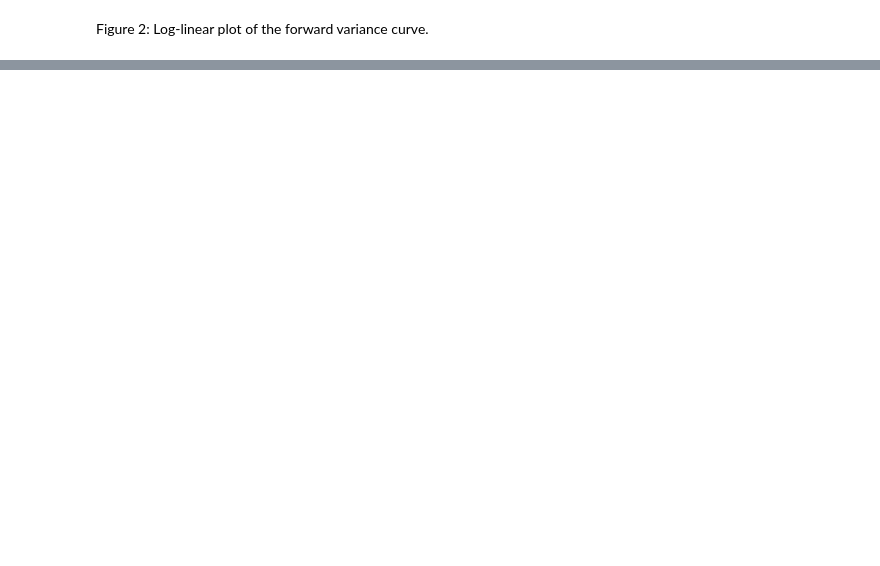
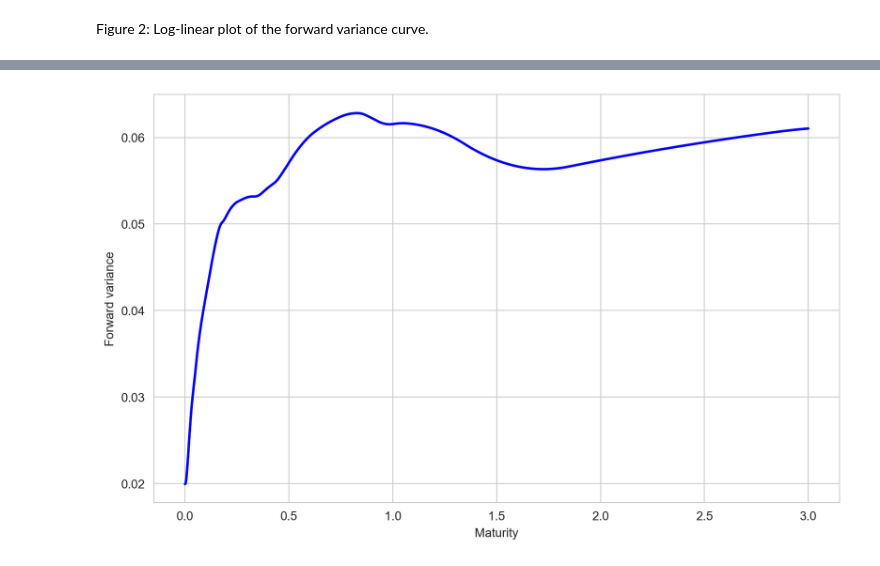
Before and after one commit to jgatheral/QuadraticRoughHeston, a Jupyter notebook: Python/forward_variance_curve_construction.ipynb, the cells around one changed output, grey strips where cells are left out. Saved outputs shown, nothing was run; the diff lists cells and outputs as text; code cells hidden in the pictures; blank space fills up the shorter version.

```diff
--- a/Python/forward_variance_curve_construction.ipynb
+++ b/Python/forward_variance_curve_construction.ipynb
@@ -103,0 +204,10 @@ Figure 2: Log-linear plot of the forward variance curve.
+# %%
+maturities = np.linspace(0, 3, 1000)
+
+fig, ax = plt.subplots(figsize=(10, 6))
+ax.plot(maturities, xi_smooth_c(maturities), color="blue", linestyle="-", linewidth=2)
+ax.set_xlabel("Maturity")
+ax.set_ylabel("Forward variance")
+plt.show()
+# %% [output]
+[figure, added]
```
Also changed, not shown: parts of 26 cells of this notebook, 2 other files.
